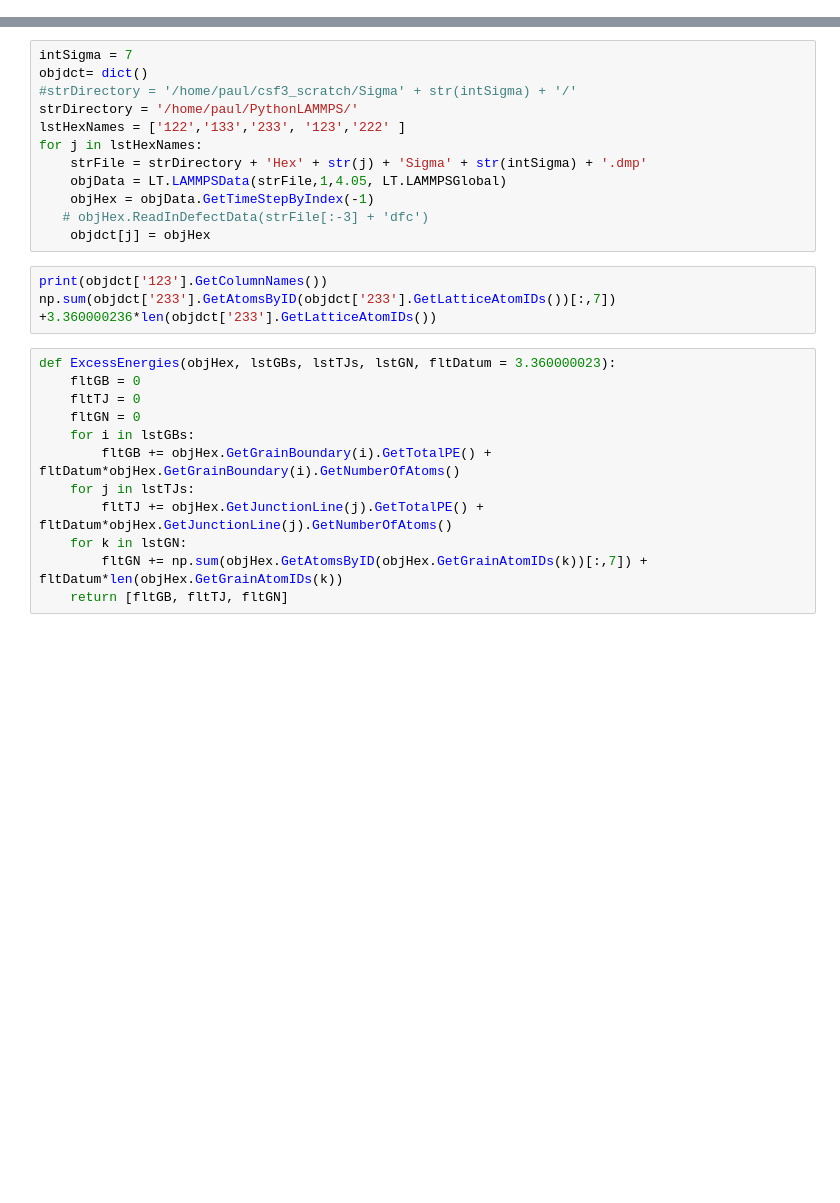
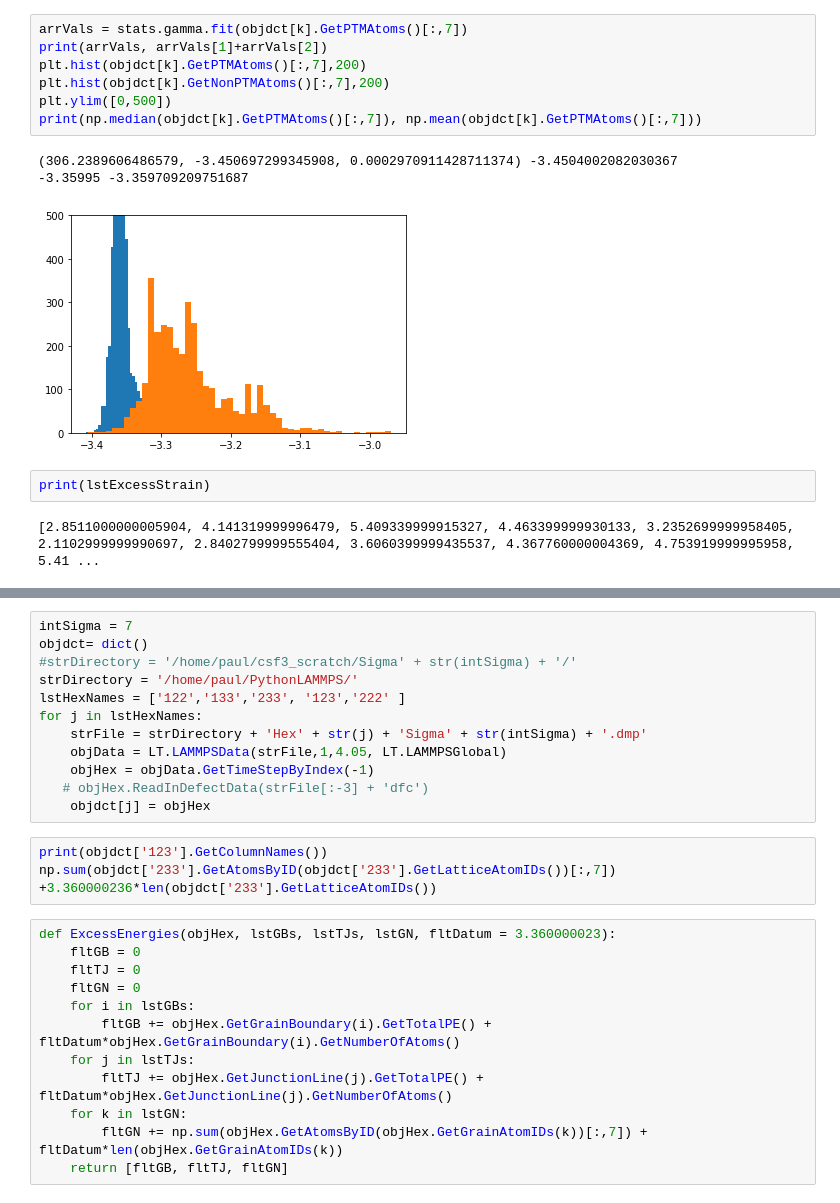
Before and after one commit to PaulTwine/TripleLines.github.io, a Jupyter notebook: Excess Energy Hex.ipynb, the cells around one changed output, grey strips where cells are left out. Saved outputs shown, nothing was run; the diff lists cells and outputs as text; blank space fills up the shorter version.

```diff
--- a/Excess Energy Hex.ipynb
+++ b/Excess Energy Hex.ipynb
@@ -24,0 +39,15 @@ for k in objdct.keys():
+# %%
+arrVals = stats.gamma.fit(objdct[k].GetPTMAtoms()[:,7])
+print(arrVals, arrVals[1]+arrVals[2])
+plt.hist(objdct[k].GetPTMAtoms()[:,7],200)
+plt.hist(objdct[k].GetNonPTMAtoms()[:,7],200)
+plt.ylim([0,500])
+print(np.median(objdct[k].GetPTMAtoms()[:,7]), np.mean(objdct[k].GetPTMAtoms()[:,7]))
+# %% [output]
+(306.2389606486579, -3.450697299345908, 0.0002970911428711374) -3.4504002082030367
+-3.35995 -3.359709209751687
+[figure, added]
+# %%
+print(lstExcessStrain)
+# %% [output]
+[2.8511000000005904, 4.141319999996479, 5.409339999915327, 4.463399999930133, 3.2352699999958405, 2.1102999999990697, 2.8402799999555404, 3.6060399999435537, 4.367760000004369, 4.753919999995958, 5.41 ...
```
Also changed, not shown: parts of 11 cells of this notebook.
